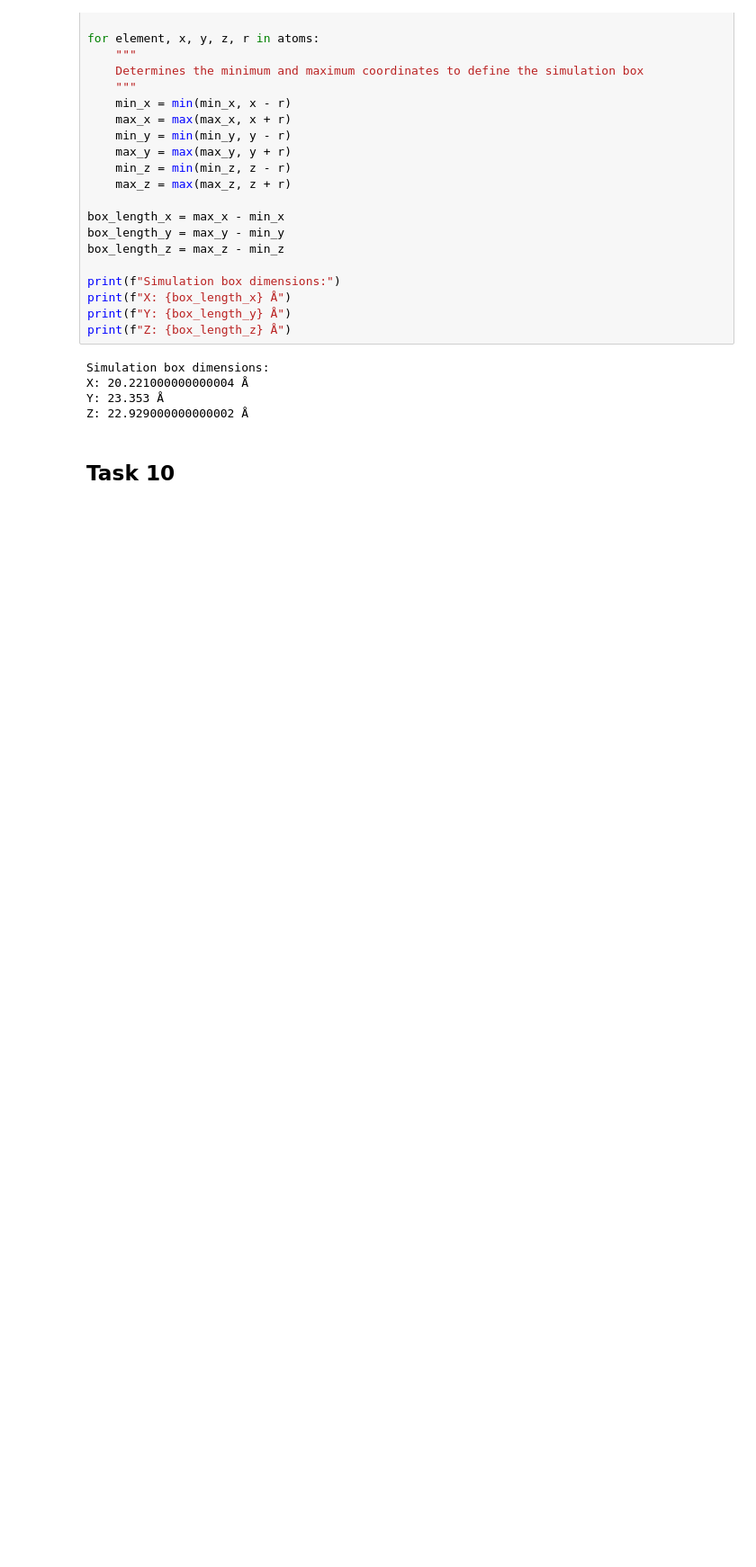
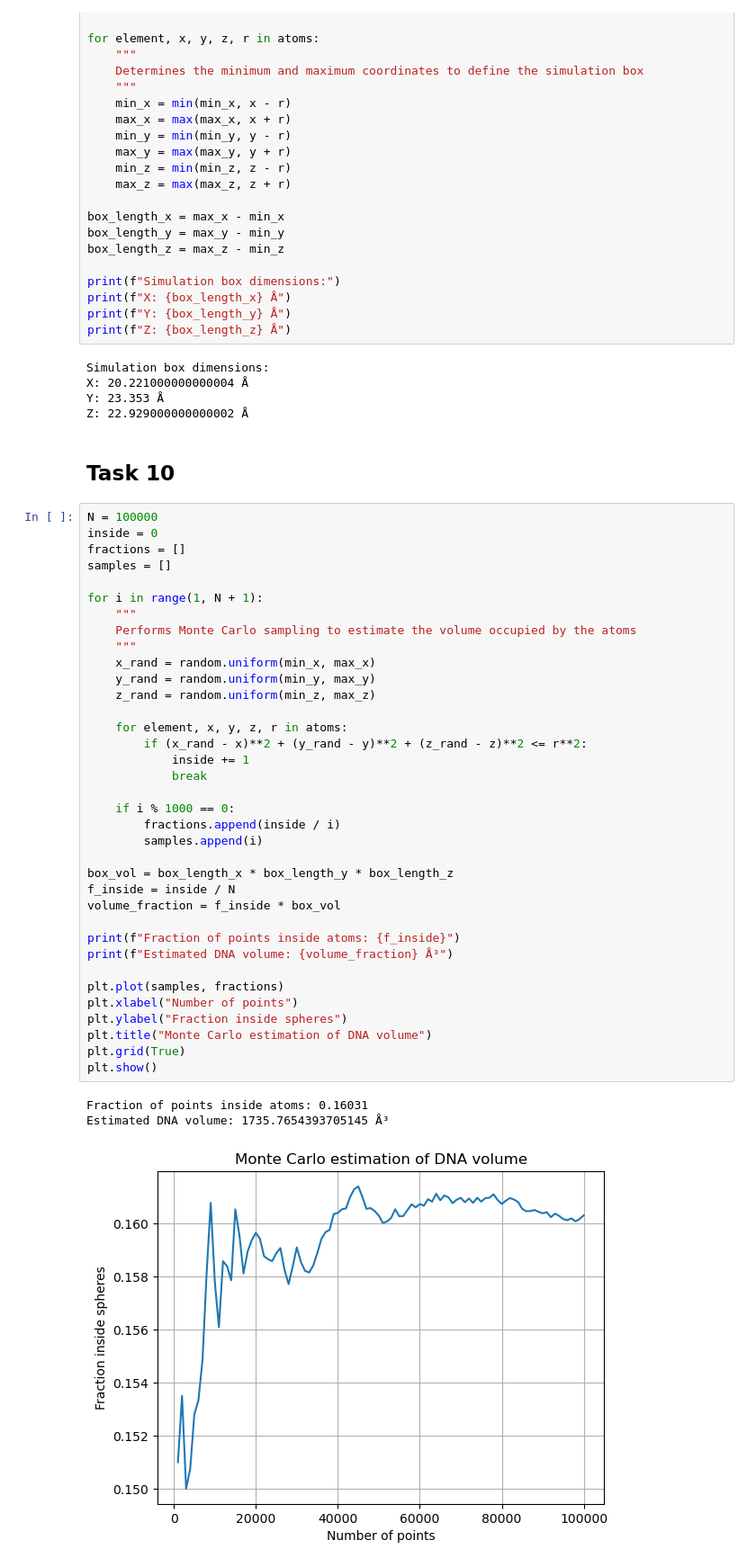
Before and after one commit to AliRiaz34/MOD300-project3, a Jupyter notebook: project3.ipynb, the cells around one changed output. Shown at 90% size. Saved outputs shown, nothing was run; the diff lists cells and outputs as text; blank space fills up the shorter version.

```diff
--- a/project3.ipynb
+++ b/project3.ipynb
@@ -298,3 +298,43 @@ Y: 23.353 Å
 Z: 22.929000000000002 Å
 # %% [markdown]
 ## Task 10
+# %%
+N = 100000
+inside = 0
+fractions = []
+samples = []
+
+for i in range(1, N + 1):
+    """
+    Performs Monte Carlo sampling to estimate the volume occupied by the atoms
+    """
+    x_rand = random.uniform(min_x, max_x)
+    y_rand = random.uniform(min_y, max_y)
+    z_rand = random.uniform(min_z, max_z)
+
+    for element, x, y, z, r in atoms:
+        if (x_rand - x)**2 + (y_rand - y)**2 + (z_rand - z)**2 <= r**2:
+            inside += 1
+            break
+
+    if i % 1000 == 0:
+        fractions.append(inside / i)
+        samples.append(i)
+
+box_vol = box_length_x * box_length_y * box_length_z
+f_inside = inside / N
+volume_fraction = f_inside * box_vol
+
+print(f"Fraction of points inside atoms: {f_inside}")
+print(f"Estimated DNA volume: {volume_fraction} Å³")
+
+plt.plot(samples, fractions)
+plt.xlabel("Number of points")
+plt.ylabel("Fraction inside spheres")
+plt.title("Monte Carlo estimation of DNA volume")
+plt.grid(True)
+plt.show()
+# %% [output]
+Fraction of points inside atoms: 0.16031
+Estimated DNA volume: 1735.7654393705145 Å³
+[figure, added]
```
Also changed, not shown: parts of 2 cells of this notebook.
